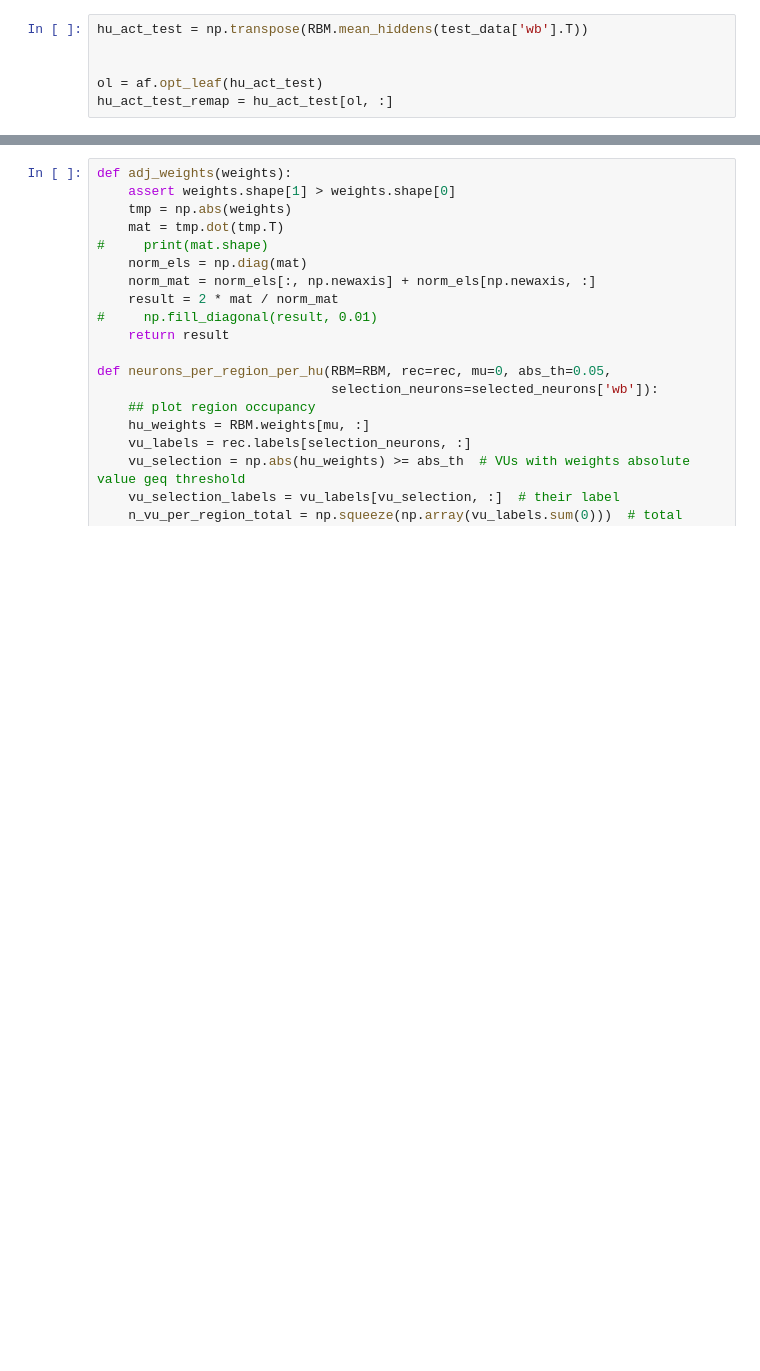
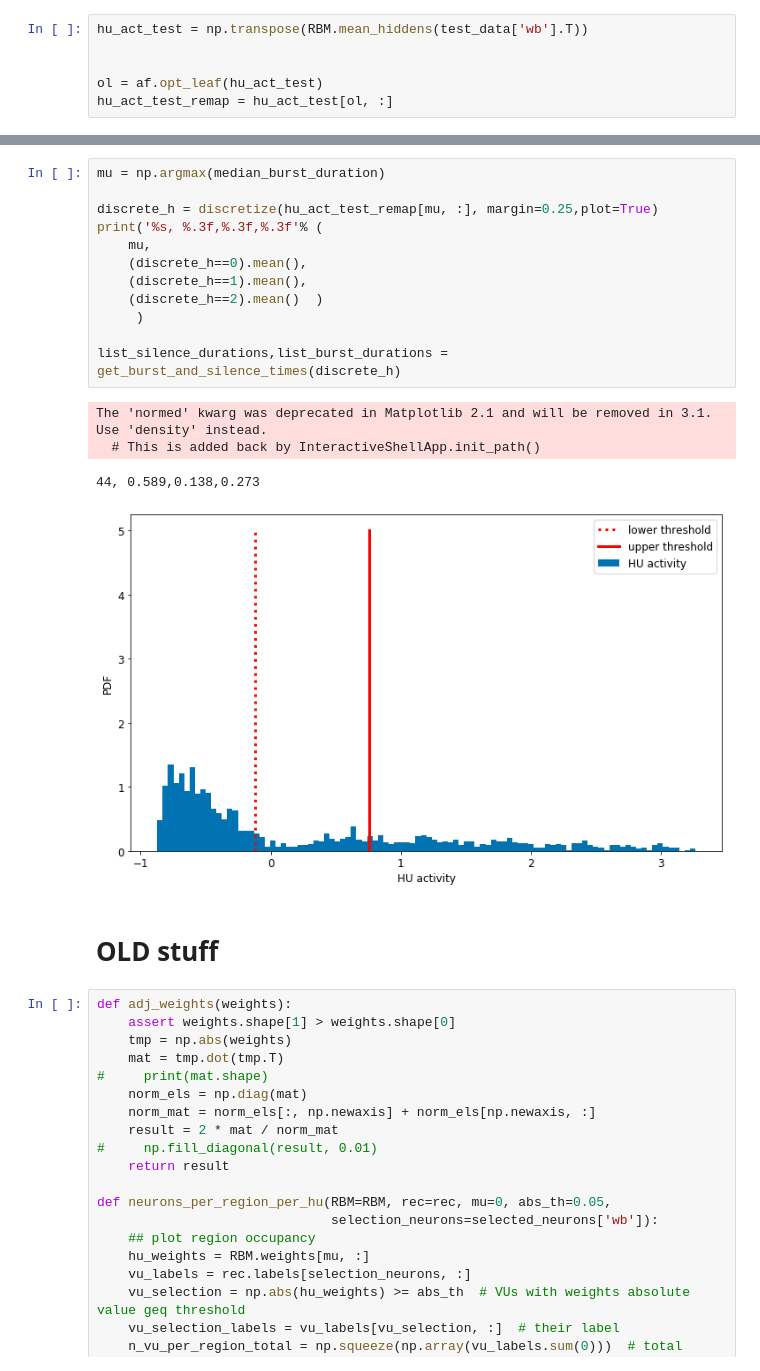
Before and after one commit to vdplasthijs/zf-rbm, a Jupyter notebook: figure_notebooks/fig_structure_dynamics.ipynb, the cells around one changed output, grey strips where cells are left out. Saved outputs shown, nothing was run; the diff lists cells and outputs as text; blank space fills up the shorter version.

```diff
--- a/figure_notebooks/fig_structure_dynamics.ipynb
+++ b/figure_notebooks/fig_structure_dynamics.ipynb
@@ -479,3 +512,22 @@ if save_fig:
+# %%
+mu = np.argmax(median_burst_duration)
+
+discrete_h = discretize(hu_act_test_remap[mu, :], margin=0.25,plot=True)
+print('%s, %.3f,%.3f,%.3f'% (
+    mu,
+    (discrete_h==0).mean(),
+    (discrete_h==1).mean(),
+    (discrete_h==2).mean()  )
+     )
+
+list_silence_durations,list_burst_durations = get_burst_and_silence_times(discrete_h)
+# %% [output]
+The 'normed' kwarg was deprecated in Matplotlib 2.1 and will be removed in 3.1. Use 'density' instead.
+  # This is added back by InteractiveShellApp.init_path()
+44, 0.589,0.138,0.273
+[figure, added]
+# %% [markdown]
+# OLD stuff
 # %%
 def adj_weights(weights):
     assert weights.shape[1] > weights.shape[0]
```
Also changed, not shown: parts of 7 cells of this notebook, 1 other file.
